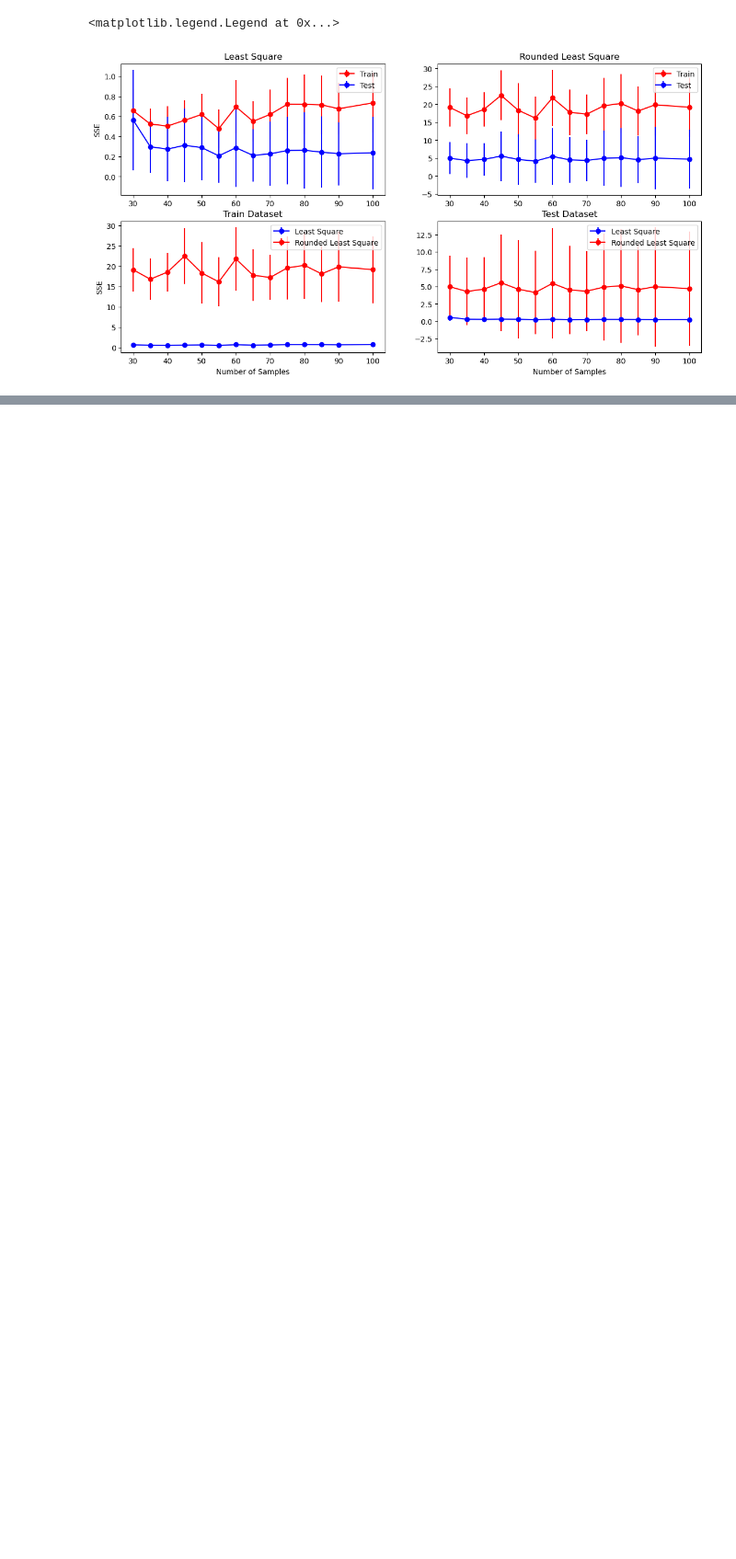
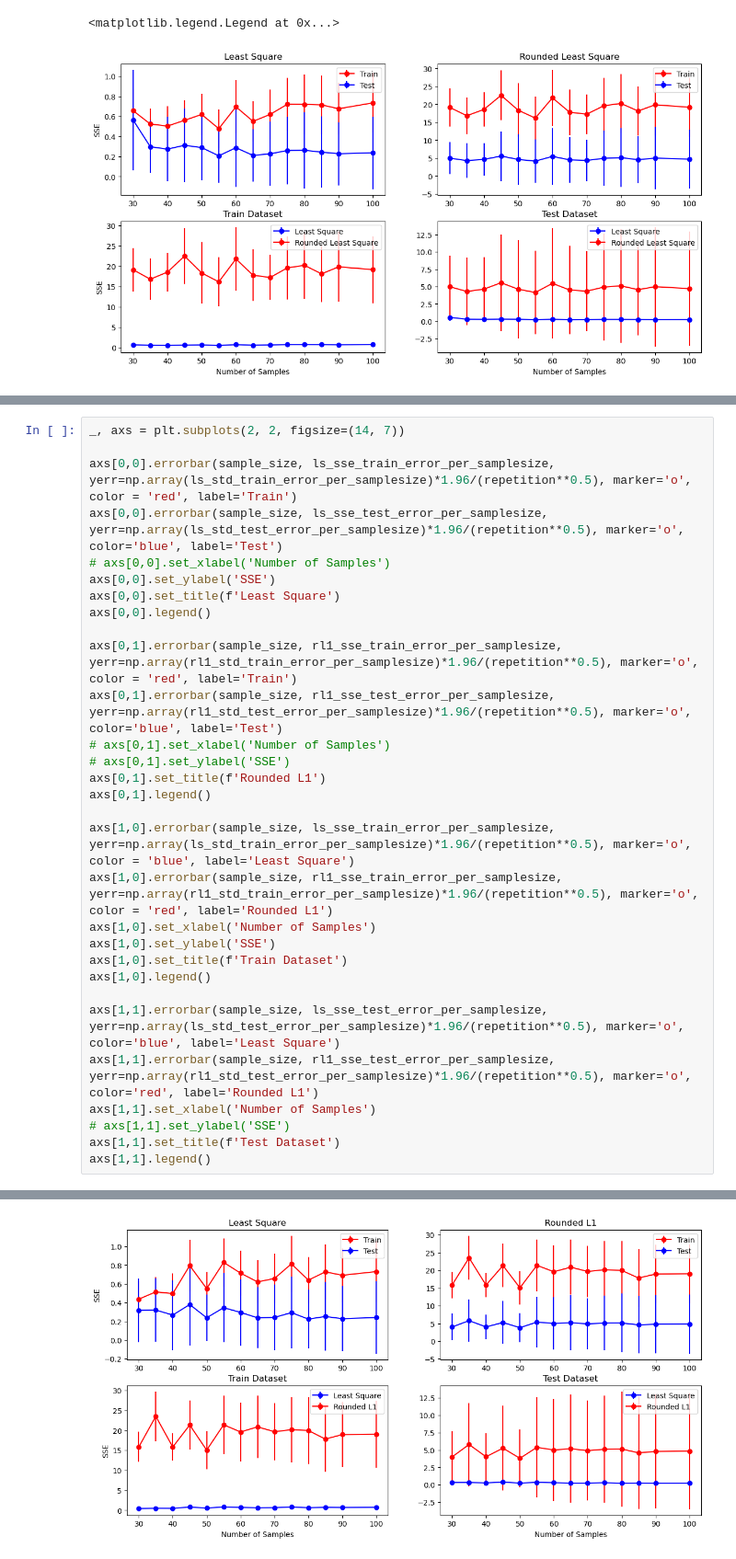
Before and after one commit to shahrzaddii/https---github.com-shahrzaddii-Sparsity, a Jupyter notebook: Binary Estimation Tutorial.ipynb, the cells around one changed output, grey strips where cells are left out. Shown at 92% size. Drawn from its saved outputs; the diff is of its cells as text; blank space fills up the shorter version.

```diff
--- a/Binary Estimation Tutorial.ipynb
+++ b/Binary Estimation Tutorial.ipynb
@@ -374,0 +423,31 @@ axs[1,1].legend()
+# %%
+_, axs = plt.subplots(2, 2, figsize=(14, 7))
+
+axs[0,0].errorbar(sample_size, ls_sse_train_error_per_samplesize, yerr=np.array(ls_std_train_error_per_samplesize)*1.96/(repetition**0.5), marker='o', color = 'red', label='Train')
+axs[0,0].errorbar(sample_size, ls_sse_test_error_per_samplesize, yerr=np.array(ls_std_test_error_per_samplesize)*1.96/(repetition**0.5), marker='o', color='blue', label='Test')
+# axs[0,0].set_xlabel('Number of Samples')
+axs[0,0].set_ylabel('SSE')
+axs[0,0].set_title(f'Least Square')
+axs[0,0].legend()
+
+axs[0,1].errorbar(sample_size, rl1_sse_train_error_per_samplesize, yerr=np.array(rl1_std_train_error_per_samplesize)*1.96/(repetition**0.5), marker='o', color = 'red', label='Train')
+axs[0,1].errorbar(sample_size, rl1_sse_test_error_per_samplesize, yerr=np.array(rl1_std_test_error_per_samplesize)*1.96/(repetition**0.5), marker='o', color='blue', label='Test')
+# axs[0,1].set_xlabel('Number of Samples')
+# axs[0,1].set_ylabel('SSE')
+axs[0,1].set_title(f'Rounded L1')
+axs[0,1].legend()
+
+axs[1,0].errorbar(sample_size, ls_sse_train_error_per_samplesize, yerr=np.array(ls_std_train_error_per_samplesize)*1.96/(repetition**0.5), marker='o', color = 'blue', label='Least Square')
+axs[1,0].errorbar(sample_size, rl1_sse_train_error_per_samplesize, yerr=np.array(rl1_std_train_error_per_samplesize)*1.96/(repetition**0.5), marker='o', color = 'red', label='Rounded L1')
+axs[1,0].set_xlabel('Number of Samples')
+axs[1,0].set_ylabel('SSE')
+axs[1,0].set_title(f'Train Dataset')
+axs[1,0].legend()
+
+axs[1,1].errorbar(sample_size, ls_sse_test_error_per_samplesize, yerr=np.array(ls_std_test_error_per_samplesize)*1.96/(repetition**0.5), marker='o', color='blue', label='Least Square')
+axs[1,1].errorbar(sample_size, rl1_sse_test_error_per_samplesize, yerr=np.array(rl1_std_test_error_per_samplesize)*1.96/(repetition**0.5), marker='o', color='red', label='Rounded L1')
+axs[1,1].set_xlabel('Number of Samples')
+# axs[1,1].set_ylabel('SSE')
+axs[1,1].set_title(f'Test Dataset')
+axs[1,1].legend()
+# %% [output]
@@ -374,0 +455 @@ axs[1,1].legend()
+[figure, added]
```
Also changed, not shown: parts of 3 cells of this notebook.
